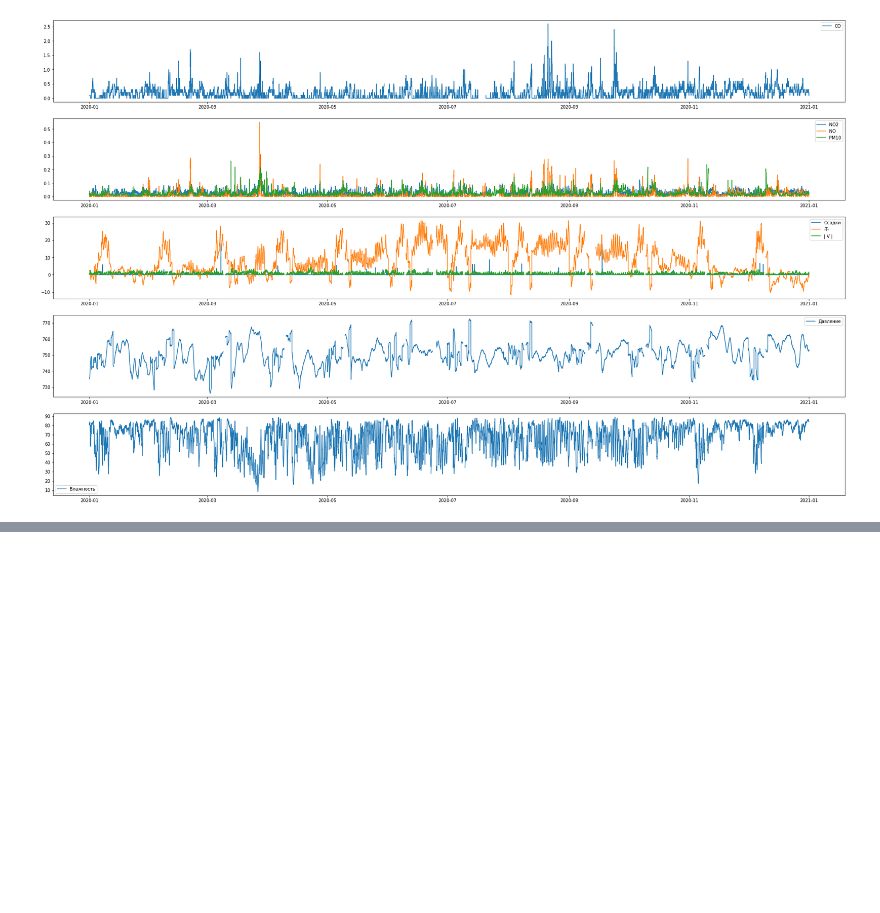
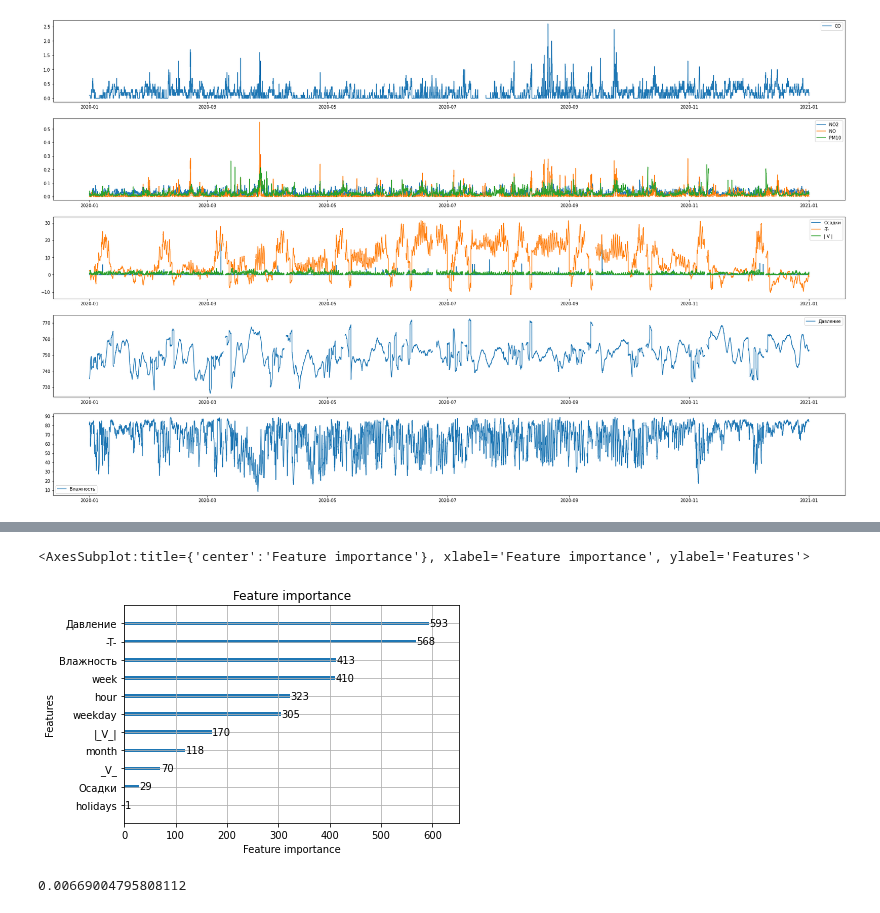
Before and after one commit to vprud/air_tracer, a Jupyter notebook: notes/02_predict.ipynb, the cells around one changed output, grey strips where cells are left out. Cells and saved outputs as stored; diff of their text form; code cells hidden in the pictures; blank space fills up the shorter version.

```diff
--- a/notes/02_predict.ipynb
+++ b/notes/02_predict.ipynb
@@ -288,0 +197,9 @@ set_size(20,5)
+# %%
+lgb.plot_importance(bm)
+# %% [output]
+<AxesSubplot:title={'center':'Feature importance'}, xlabel='Feature importance', ylabel='Features'>
+[figure, added]
+# %%
+np.mean(np.abs(bm.predict(X_train[:])) / (y_train.values[:]+1))
+# %% [output]
+0.00669004795808112
```
Also changed, not shown: parts of 29 cells of this notebook, 3 other files.
